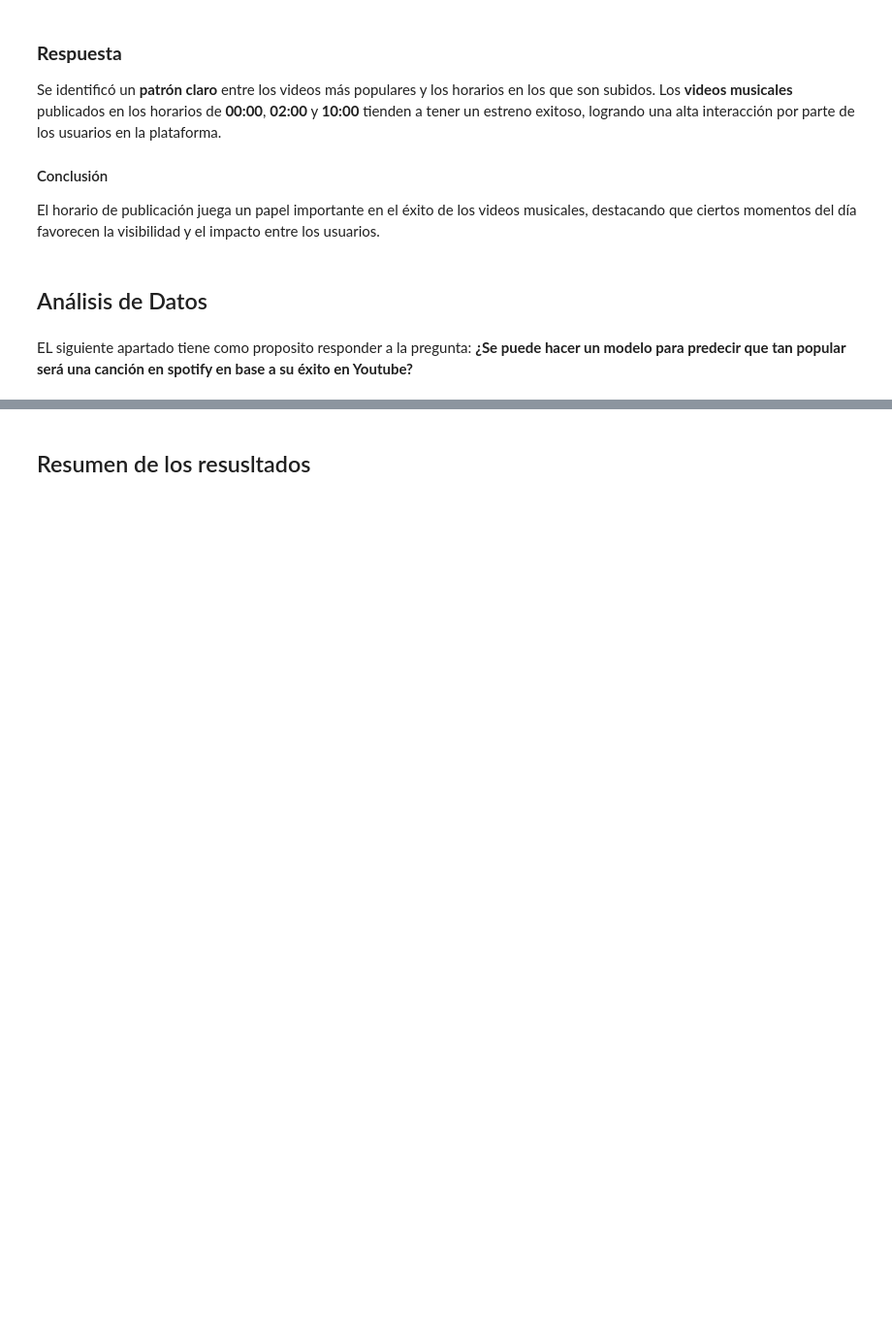
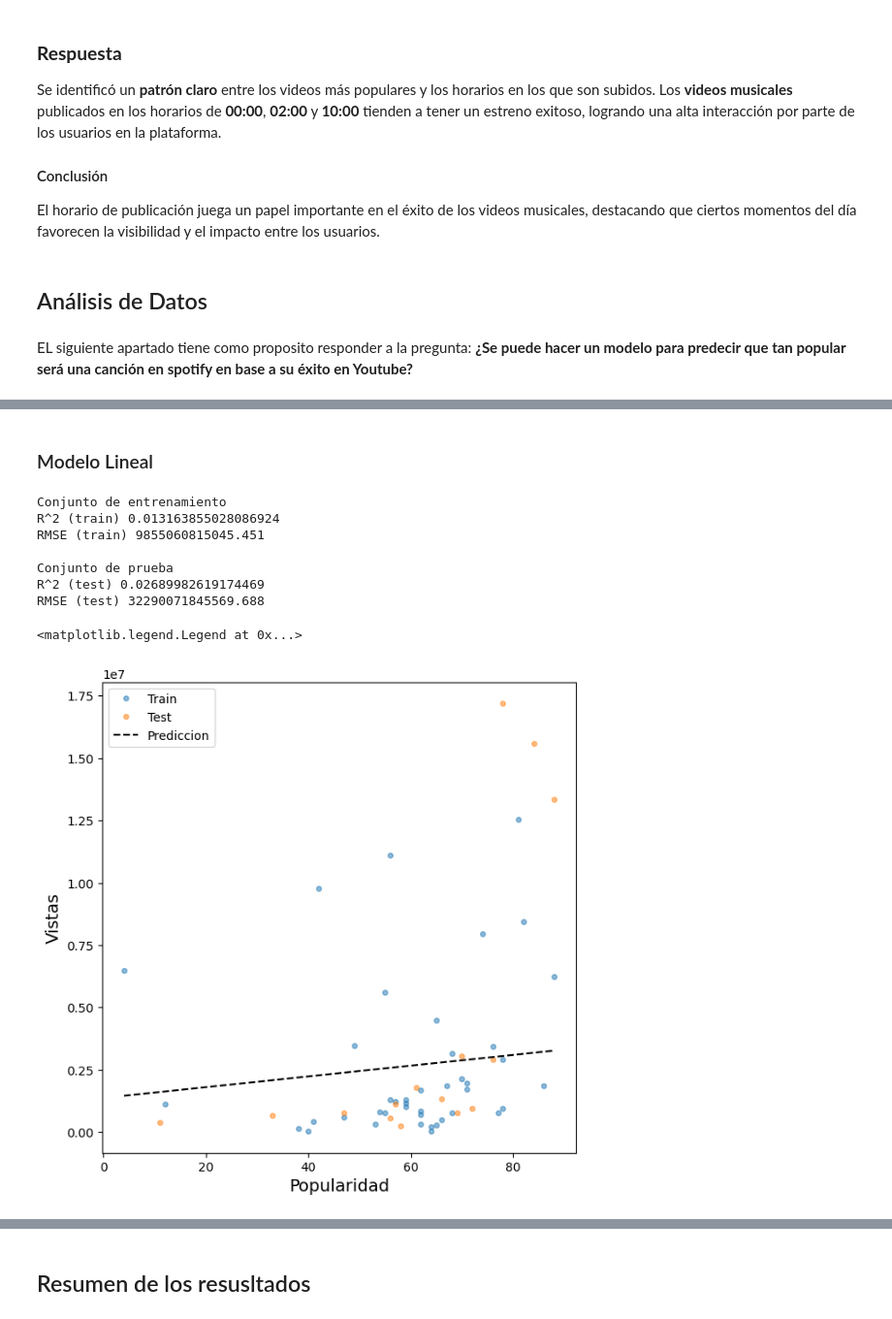
Before and after one commit to wattmoox/Proyecto_Data_Sience, a Jupyter notebook: main.ipynb, the cells around one changed output, grey strips where cells are left out. Shown at 97% size. Saved outputs shown, nothing was run; the diff lists cells and outputs as text; code cells hidden in the pictures; blank space fills up the shorter version.

```diff
--- a/main.ipynb
+++ b/main.ipynb
@@ -733,0 +750,48 @@ NameError: name 'df_sin_outliers' is not defined
+# %%
+# Variables predictoras y objetivo
+X = df_youtube_spotify_2[['Popularidad']].values
+y = df_youtube_spotify_2['Vistas'].values
+
+# Dividir en conjunto de entrenamiento y prueba
+X_train, X_test, y_train, y_test = train_test_split(X, y, test_size=0.25, random_state=42)
+# %% [markdown]
+### Modelo Lineal
+# %%
+linreg = LinearRegression()
+linreg.fit(X_train, y_train)
+y_pred_train = linreg.predict(X_train)
+R2_lineal_train = r2_score(y_train, y_pred_train)
+rmse_train = mean_squared_error(y_train, y_pred_train)
+print('\nConjunto de entrenamiento')
+print(r'R^2 (train)',R2_lineal_train)
+print('RMSE (train)', rmse_train)
+
+y_pred_test = linreg.predict(X_test)
+R2_lineal_test = r2_score(y_test, y_pred_test)
+rmse_test = mean_squared_error(y_test, y_pred_test)
+print('\nConjunto de prueba')
+print(r'R^2 (test)',R2_lineal_test)
+print('RMSE (test)', rmse_test)
+
+
+fig1, ax = plt.subplots(1,1, figsize=(7,7))
+
+ax.plot(X_train, y_train,'o', markersize=4, label='Train', alpha=0.5)
+ax.plot(X_test, y_test,'o', markersize=4, label='Test', alpha=0.5)
+#obtenemos  el eje x
+xgrid = np.linspace(np.min(X_train), np.max(X_train), 100)
+y_values  =  linreg.intercept_  + linreg.coef_[0]*xgrid
+ax.plot(xgrid, y_values, label='Prediccion', color='k', ls='--')
+ax.set_xlabel('Popularidad', fontsize=14)
+ax.set_ylabel('Vistas', fontsize=14)
+ax.legend()
+# %% [output]
+Conjunto de entrenamiento
+R^2 (train) 0.013163855028086924
+RMSE (train) 9855060815045.451
+
+Conjunto de prueba
+R^2 (test) 0.02689982619174469
+RMSE (test) 32290071845569.688
+<matplotlib.legend.Legend at 0x...>
+[figure, added]
```
Also changed, not shown: parts of 27 cells of this notebook, 2 other files.
